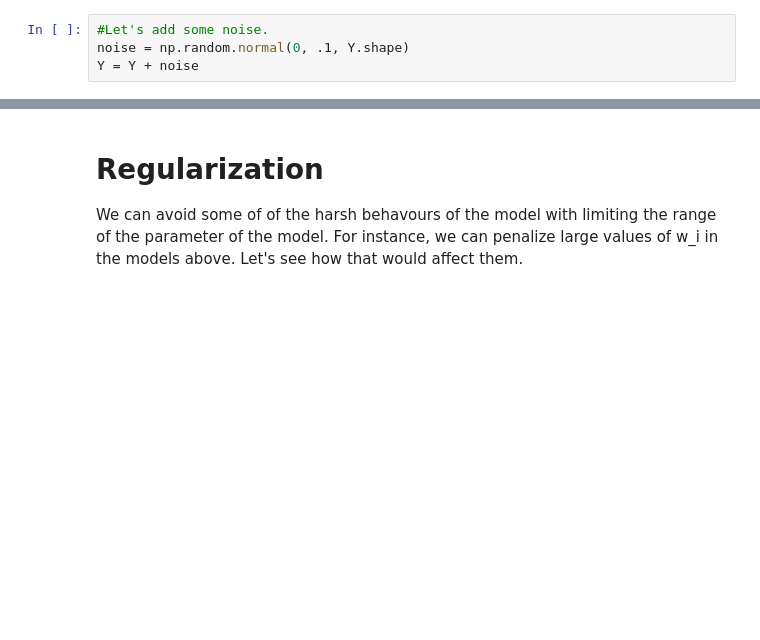
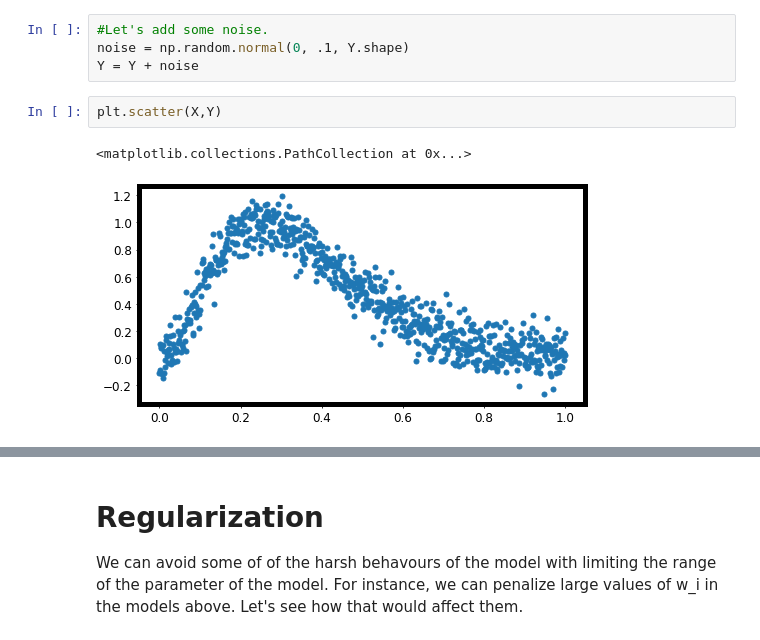
Before and after one commit to sraeisi/Machine_Learning_Physics_Winter20, a Jupyter notebook: Chpt3/Model_Selection.ipynb, the cells around one changed output, grey strips where cells are left out. Drawn from its saved outputs; the diff is of its cells as text; blank space fills up the shorter version.

```diff
--- a/Chpt3/Model_Selection.ipynb
+++ b/Chpt3/Model_Selection.ipynb
@@ -228,6 +228,11 @@ Then we would need a lot more data and even that may not be enough.
 #Let's add some noise.
 noise = np.random.normal(0, .1, Y.shape)
 Y = Y + noise
+# %%
+plt.scatter(X,Y)
+# %% [output]
+<matplotlib.collections.PathCollection at 0x...>
+[figure, added]
 # %%
 X_train, X_test, Y_train, Y_test = train_test_split(X, Y, random_state = 0, shuffle=True)
 
```
Also changed, not shown: parts of 13 cells of this notebook.
